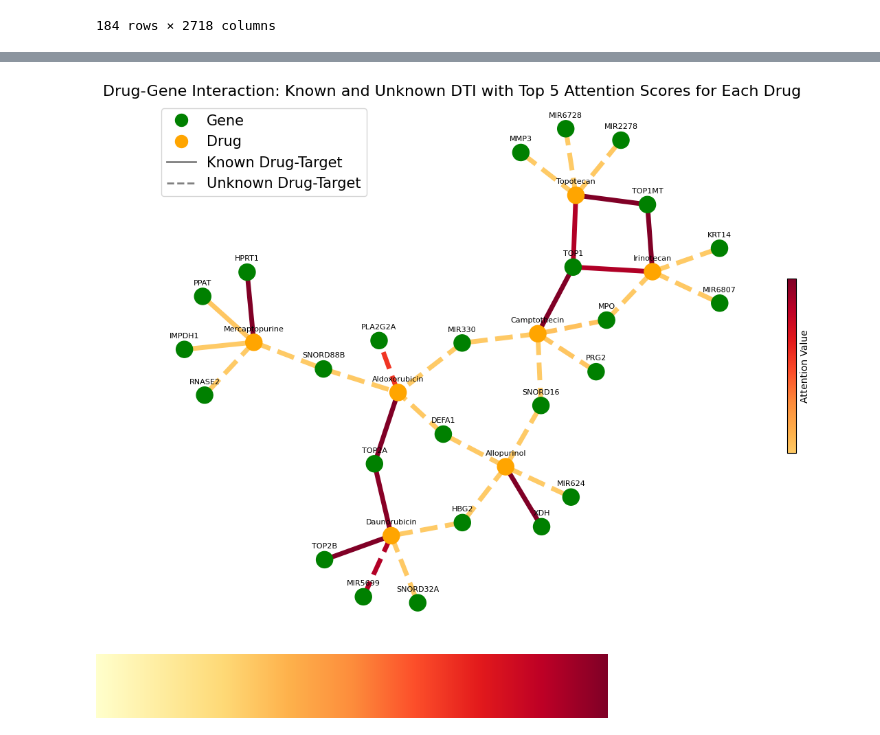
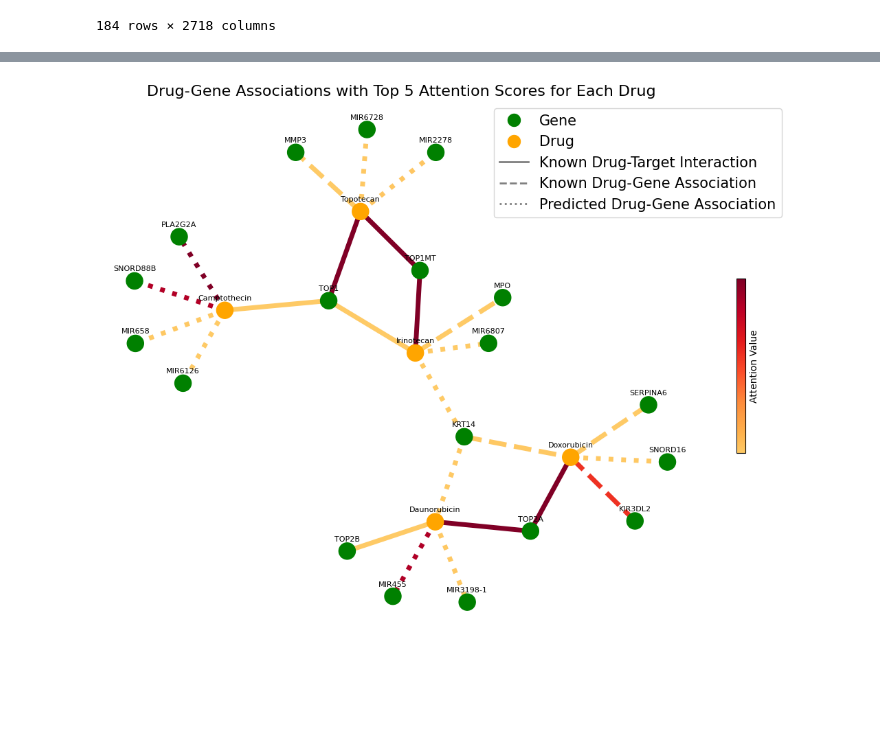
Before and after one commit to cannin/drGAT, a Jupyter notebook: Figs/Fig4.ipynb, the cells around one changed output, grey strips where cells are left out. Cells and saved outputs as stored; diff of their text form; code cells hidden in the pictures; blank space fills up the shorter version.

Commit message:
update figures

```diff
--- a/Figs/Fig4.ipynb
+++ b/Figs/Fig4.ipynb
@@ -90,0 +71,3 @@ Index(['Dactinomycin D', 'Mitramycin', 'mitomycin C', 'Porfiromycine',
+# %%
+for i in drug_gene.index:
+    print(i)
@@ -104,0 +102,3 @@ drug_gene[drug_gene.index.str.contains('can')]
+# %%
+for i in drug_gene.index:
+    print(i)
@@ -152,8 +167,11 @@ dti = dti.loc[dti.index.isin(set(graph.name)), dti.columns.isin(set(graph.genes)
 # %%
 dtis = pd.DataFrame()
 for i in dti.index:
-    tmp = dti.loc[i].reset_index()
+    if i == 'Doxorubicin':
+        tmp = (dti.loc['Doxorubicin']).groupby(dti.loc['Doxorubicin'].index).mean().loc['Doxorubicin'].reset_index()
+    else:
+        tmp = dti.loc[i].reset_index()
     tmp['drug'] = [i]*len(tmp)
-    tmp = tmp[tmp[i] == 1]
+    tmp = tmp[tmp[i] > 0]
     tmp.columns = ['genes', 'dtis', 'name']
     dtis = pd.concat([dtis, tmp])
@@ -272,0 +322,3 @@ df
+# %%
+pubchem = pd.read_csv('pubchem.csv', index_col=0)
+pubchem
@@ -300,40 +366,51 @@ fig, ax = plt.subplots(figsize=(14, 10))
 
 # Draw nodes
 nx.draw_networkx_nodes(G, pos_kk, node_color=node_colors, node_size=300, ax=ax)
 
 # Draw edges
 for edge, weight, dtis in zip(edges, weights, dtis_values):
+    try:
+        tmp = pubchem.loc[edge[0], edge[1]]
+    except:
+        tmp = pubchem.loc[edge[1], edge[0]]
+    if dtis == 1:
+        style = 'solid'
+    elif tmp > 0:
+        style = '--'
+    else:
+        style = ':'
     nx.draw_networkx_edges(G, pos_kk, edgelist=[edge], width=5,
                            edge_color=cmap_modified(norm(weight)),
-                           style='dashed' if dtis == 0 else 'solid',
+                           style=style,
                            ax=ax)
 
 # Draw labels
 nx.draw_networkx_labels(G, label_pos, font_size=8, ax=ax)
 
 # Create colorbar as legend for Attention values
 sm = plt.cm.ScalarMappable(cmap=cmap_modified, norm=norm)
 sm.set_array([])
 cbar = plt.colorbar(sm, ax=ax, shrink=0.33, ticks=[])
 cbar.set_label('Attention Value')
 
 # Legend for node colors
 green_patch = plt.Line2D([0], [0], marker='o', color='w', markerfacecolor='green', markersize=15, label='Gene')
 orange_patch = plt.Line2D([0], [0], marker='o', color='w', markerfacecolor='orange', markersize=15, label='Drug')
 
 plt.legend(handles=[
         green_patch, orange_patch,
-        plt.Line2D([0], [0], color='gray', lw=2, ls='-', label='Known Drug-Target'),
-        plt.Line2D([0], [0], color='gray', lw=2, ls='--', label='Unknown Drug-Target')
+        plt.Line2D([0], [0], color='gray', lw=2, ls='-', label='Known Drug-Target Interaction'),
+        plt.Line2D([0], [0], color='gray', lw=2, ls='--', label='Known Drug-Gene Association'),
+        plt.Line2D([0], [0], color='gray', lw=2, ls=':', label='Predicted Drug-Gene Association')
     ],
-           loc='upper left', fontsize=15)
+           loc='upper right', fontsize=15,
+           bbox_to_anchor=(1.15, 1)
+)
+
+# know drug-target interaction, known drug-gene relationship, predicted drug-gene association
 
 plt.axis('off')
-plt.title('Drug-Gene Interaction: Known and Unknown DTI with Top 5 Attention Scores for Each Drug', fontsize=16)
+plt.title('Drug-Gene Associations with Top 5 Attention Scores for Each Drug', fontsize=16)
 plt.show()
 # %% [output]
-[figure, old version]
+[figure, new version]
-# %%
-cmap
-# %% [output]
-[figure, removed]
```
Also changed, not shown: parts of 18 cells of this notebook, 2 other files.
